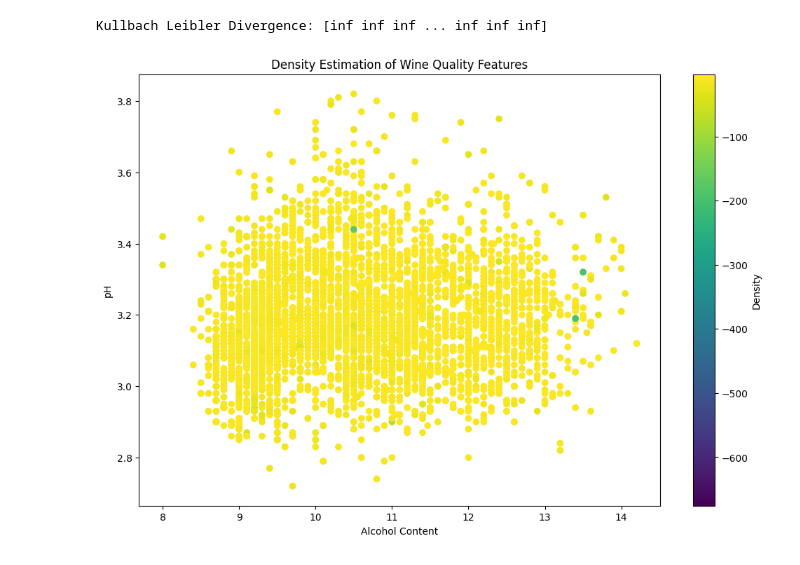
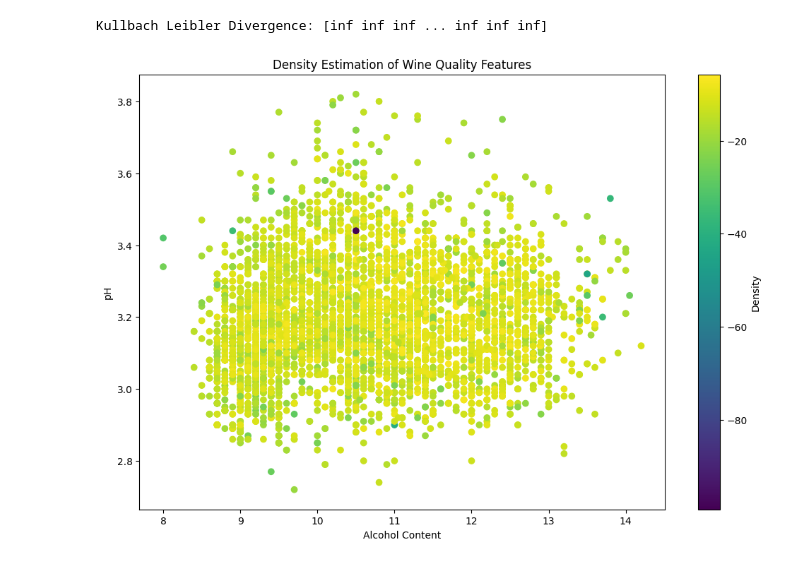
Before and after one commit to KajjNaillik/MLII_Unsupervised_Learning_and_Agents, a Jupyter notebook: project/exercice_5/project.ipynb, the cells around one changed output. Cells and saved outputs as stored; diff of their text form; code cells hidden in the pictures.

```diff
--- a/project/exercice_5/project.ipynb
+++ b/project/exercice_5/project.ipynb
@@ -111,22 +132,25 @@ plt.show()
 # %%
+from sklearn.mixture import GaussianMixture
+from scipy.stats import entropy
+
 # Unsupervised Learning - Density Estimation
 # Gaussian Mixture Model
-gmm = GaussianMixture(n_components=3, random_state=42)
+gmm = GaussianMixture(n_components=5, random_state=42)
 gmm.fit(wine_data_scaled)
 wine_data['Density'] = gmm.score_samples(wine_data_scaled)
 
 # Evaluation
 kl_divergence = entropy(wine_data_scaled.T, gmm.sample(len(wine_data_scaled))[0].T)
 print(f"Kullbach Leibler Divergence: {kl_divergence}")
 
 # Visualize the density estimation
 plt.figure(figsize=(12, 8))
 plt.scatter(wine_data['alcohol'], wine_data['pH'], c=wine_data['Density'], cmap='viridis', marker='o')
 plt.colorbar(label="Density")
 plt.title("Density Estimation of Wine Quality Features")
 plt.xlabel("Alcohol Content")
 plt.ylabel("pH")
 plt.show()
 # %% [output]
 Kullbach Leibler Divergence: [inf inf inf ... inf inf inf]
-[figure, old version]
+[figure, new version]
```
Also changed, not shown: parts of 6 cells of this notebook.
